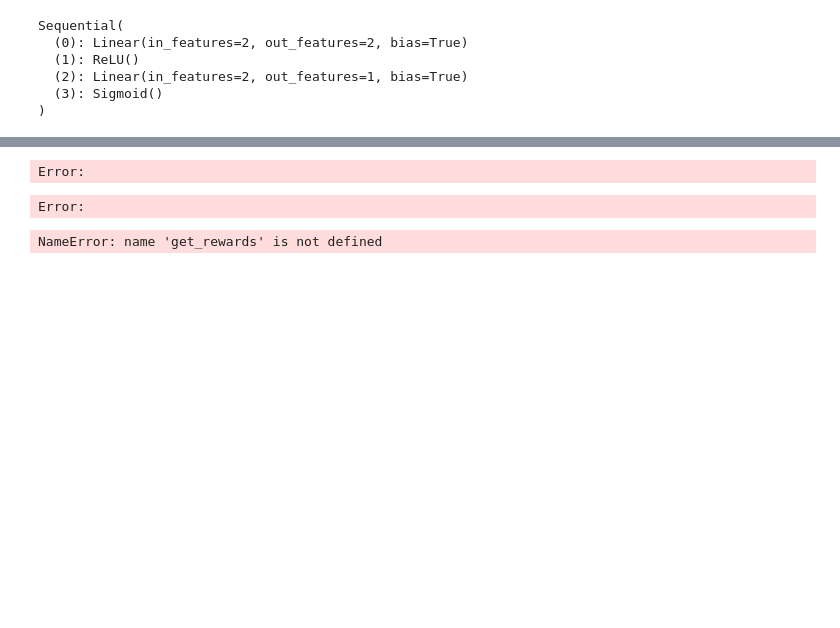
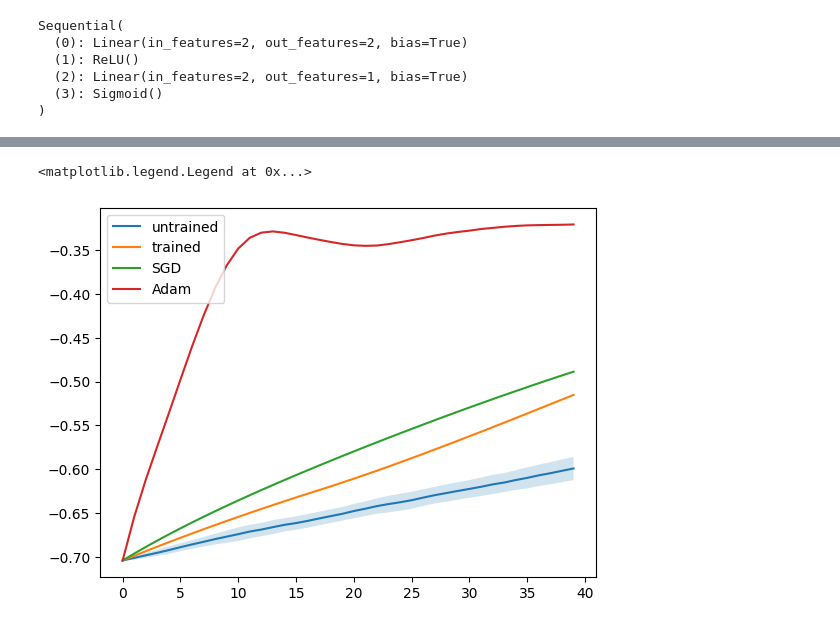
Before and after one commit to tidiane-camaret/autoML_switch_opt, a Jupyter notebook: exps.ipynb, the cells around one changed output, grey strips where cells are left out. Cells and saved outputs as stored; diff of their text form; code cells hidden in the pictures; blank space fills up the shorter version.

Commit message:
add an eval function for handcrafter opts

```diff
--- a/exps.ipynb
+++ b/exps.ipynb
@@ -55,49 +55,51 @@ tensor(0.7387, grad_fn=<AddBackward0>)
 # %%
 # define the problem list
-train_problem_list = [mlp_problem() for _ in range(10)]
+nb_problems = 100
+train_problem_list = [mlp_problem() for _ in range(nb_problems)]
 test_problem_list = [mlp_problem()]
 # number of steps in each episode
-num_steps = 100
+model_training_steps = 40
 optimizer_class_list=[torch.optim.SGD, torch.optim.Adam]
+history_len = 25
 
 train_env = Environment(problem_list = train_problem_list,
-                num_steps = num_steps,
-                history_len = 10,
+                num_steps = model_training_steps,
+                history_len = history_len,
                 optimizer_class_list = optimizer_class_list
                 )
 test_env = Environment(problem_list = test_problem_list,
-                num_steps = num_steps,
-                history_len = 10,
-                optimizer_class_list = optimizer_class_list
+                num_steps = model_training_steps,
+                history_len = history_len,
+                optimizer_class_list = optimizer_class_list,
+                do_init_weights = False
                 )
 
 policy = stable_baselines3.PPO('MlpPolicy', train_env, n_steps=2, verbose=0,
                                             tensorboard_log='tb_logs/norm')
-# %%
-
-actions, rewards = eval_agent(test_env, policy, num_episodes=1, num_steps=100000)
-plt.plot(rewards, label='untrained')
-
-agent_training_timesteps = 1000
-policy.learn(total_timesteps=agent_training_timesteps)
-
-
-actions, rewards = eval_agent(test_env, policy, num_episodes=1, num_steps=100000)
-
-plt.plot(rewards, label='trained')
-plt.legend()
-# %% [output]
-Error:
-Error:
-# %%
-"""
-
-plt.plot(get_rewards([torch.optim.SGD]), label="SGD")
-plt.plot(get_rewards([torch.optim.Adam]), label="Adam")
-plt.plot(get_rewards([torch.optim.SGD, torch.optim.Adam]), label="SGD+Adam")
-plt.plot(get_rewards([torch.optim.SGD, torch.optim.Adam], do_train=True), label="SGD+Adam trained")
-plt.legend()
-
-"""
-# %% [output]
-NameError: name 'get_rewards' is not defined
+# %%
+#evaluate trained and untrained agent
+
+actions, rewards = eval_agent(test_env, policy, num_episodes=40, num_steps=model_training_steps)
+
+plt.plot(np.mean(rewards, axis=0), label='untrained')
+plt.fill_between(np.arange(len(rewards[0])), np.mean(rewards, axis=0) - np.std(rewards, axis=0), np.mean(rewards, axis=0) + np.std(rewards, axis=0), alpha=0.2)
+
+agent_training_timesteps = 10000
+policy.learn(total_timesteps=agent_training_timesteps)
+
+
+actions, rewards = eval_agent(test_env, policy, num_episodes=40, num_steps=model_training_steps)
+
+plt.plot(np.mean(rewards, axis=0), label='trained')
+plt.fill_between(np.arange(len(rewards[0])), np.mean(rewards, axis=0) - np.std(rewards, axis=0), np.mean(rewards, axis=0) + np.std(rewards, axis=0), alpha=0.2)
+
+
+#evaluate the handcrafted optimizers
+rewards_sgd = eval_handcrafted_optimizer(test_problem_list, torch.optim.SGD, model_training_steps, do_init_weights=False)
+rewards_adam = eval_handcrafted_optimizer(test_problem_list, torch.optim.Adam, model_training_steps, do_init_weights=False)
+plt.plot(np.mean(rewards_sgd,axis=0), label="SGD")
+plt.plot(np.mean(rewards_adam,axis=0), label="Adam")
+plt.legend()
+# %% [output]
+<matplotlib.legend.Legend at 0x...>
+[figure, added]
```
Also changed, not shown: parts of 5 cells of this notebook, 2 other files.
